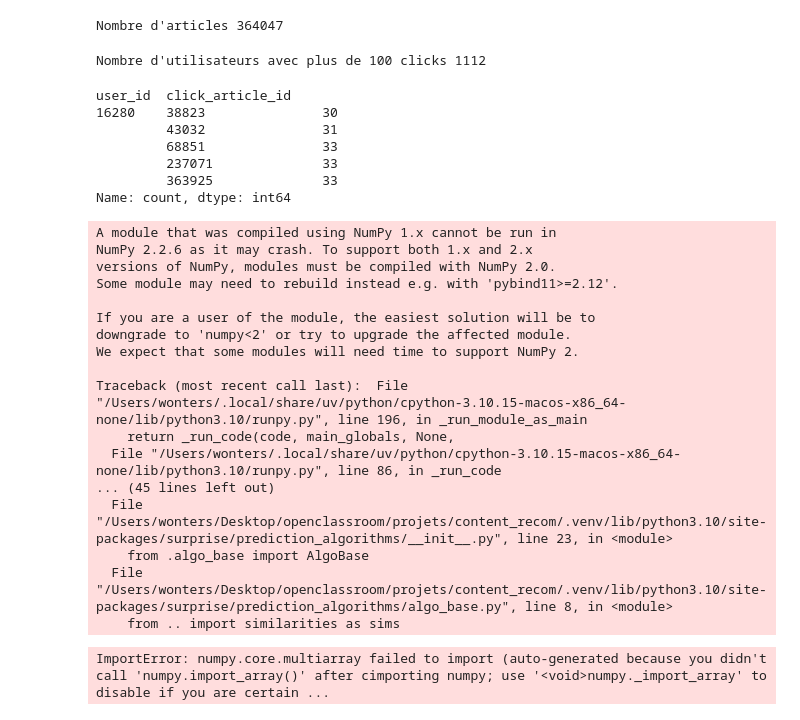
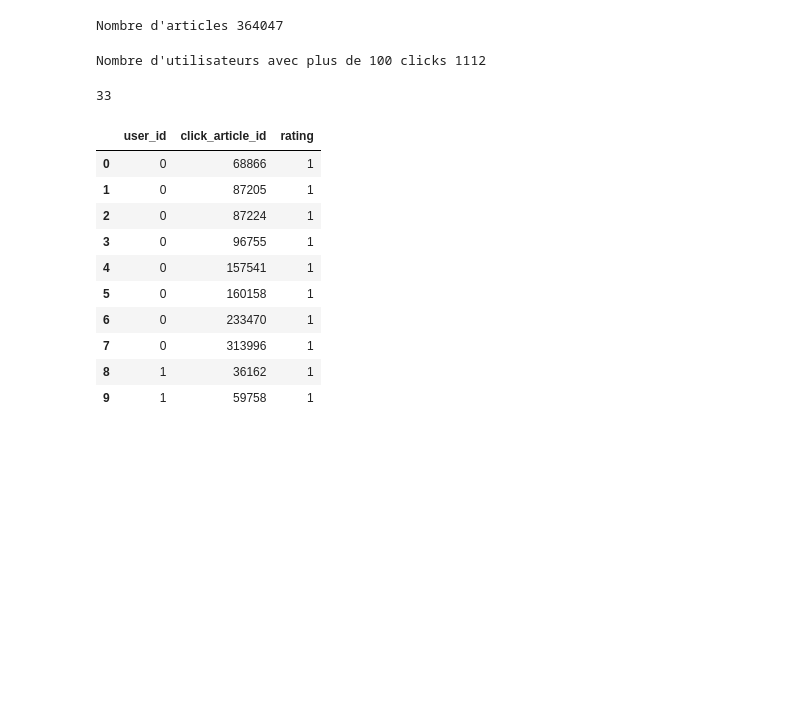
Before and after one commit to Wonters/content_recom, a Jupyter notebook: analyse.ipynb, the cells around one changed output. Cells and saved outputs as stored; diff of their text form; code cells hidden in the pictures; blank space fills up the shorter version.

```diff
--- a/analyse.ipynb
+++ b/analyse.ipynb
@@ -66,8 +73,7 @@ print(f"Nombre d'articles {articles['article_id'].unique().shape[0]}")
 Nombre d'articles 364047
 # %%
 nbr_clicks = df_clicks['user_id'].value_counts()
+print(f"Nombre d'utilisateurs avec plus de 100 clicks {nbr_clicks[nbr_clicks>100].shape[0]}")
+# %% [output]
+Nombre d'utilisateurs avec plus de 100 clicks 1112
-# %%
-print(f"Nombre d'utilisateurs avec plus de 100 clicks {nbr_clicks[nbr_clicks>100].shape[0]}")
-# %% [output]
-Nombre d'utilisateurs avec plus de 100 clicks 1112
 # %%
@@ -75,33 +81,18 @@ articles_clicks_per_user =df_clicks[['user_id','click_article_id']].groupby(['us
 # %%
-articles_clicks_per_user[articles_clicks_per_user>20]
+articles_clicks_per_user.rating.max()
 # %% [output]
-user_id  click_article_id
-16280    38823               30
-         43032               31
-         68851               33
-         237071              33
-         363925              33
-Name: count, dtype: int64
+33
-# %%
-import surprise
-reader = surprise.Reader(rating_scale=(1, 5))
-reader.read_csv('data/clicks/clicks_hour_000.csv', delimiter=',')
-# %% [output]
-A module that was compiled using NumPy 1.x cannot be run in
-NumPy 2.2.6 as it may crash. To support both 1.x and 2.x
-versions of NumPy, modules must be compiled with NumPy 2.0.
-Some module may need to rebuild instead e.g. with 'pybind11>=2.12'.
-
-If you are a user of the module, the easiest solution will be to
-downgrade to 'numpy<2' or try to upgrade the affected module.
-We expect that some modules will need time to support NumPy 2.
-
-Traceback (most recent call last):  File "/Users/wonters/.local/share/uv/python/cpython-3.10.15-macos-x86_64-none/lib/python3.10/runpy.py", line 196, in _run_module_as_main
-    return _run_code(code, main_globals, None,
-  File "/Users/wonters/.local/share/uv/python/cpython-3.10.15-macos-x86_64-none/lib/python3.10/runpy.py", line 86, in _run_code
-... (45 lines left out)
-  File "/Users/wonters/Desktop/openclassroom/projets/content_recom/.venv/lib/python3.10/site-packages/surprise/prediction_algorithms/__init__.py", line 23, in <module>
-    from .algo_base import AlgoBase
-  File "/Users/wonters/Desktop/openclassroom/projets/content_recom/.venv/lib/python3.10/site-packages/surprise/prediction_algorithms/algo_base.py", line 8, in <module>
-    from .. import similarities as sims
-ImportError: numpy.core.multiarray failed to import (auto-generated because you didn't call 'numpy.import_array()' after cimporting numpy; use '<void>numpy._import_array' to disable if you are certain ...
+# %%
+articles_clicks_per_user.head(10)
+# %% [output]
+|  | user_id | click_article_id | rating |
+| 0 | 0 | 68866 | 1 |
+| 1 | 0 | 87205 | 1 |
+| 2 | 0 | 87224 | 1 |
+| 3 | 0 | 96755 | 1 |
+| 4 | 0 | 157541 | 1 |
+| 5 | 0 | 160158 | 1 |
+| 6 | 0 | 233470 | 1 |
+| 7 | 0 | 313996 | 1 |
+| 8 | 1 | 36162 | 1 |
+| 9 | 1 | 59758 | 1 |
```
Also changed, not shown: parts of 37 cells of this notebook, 7 other files.
